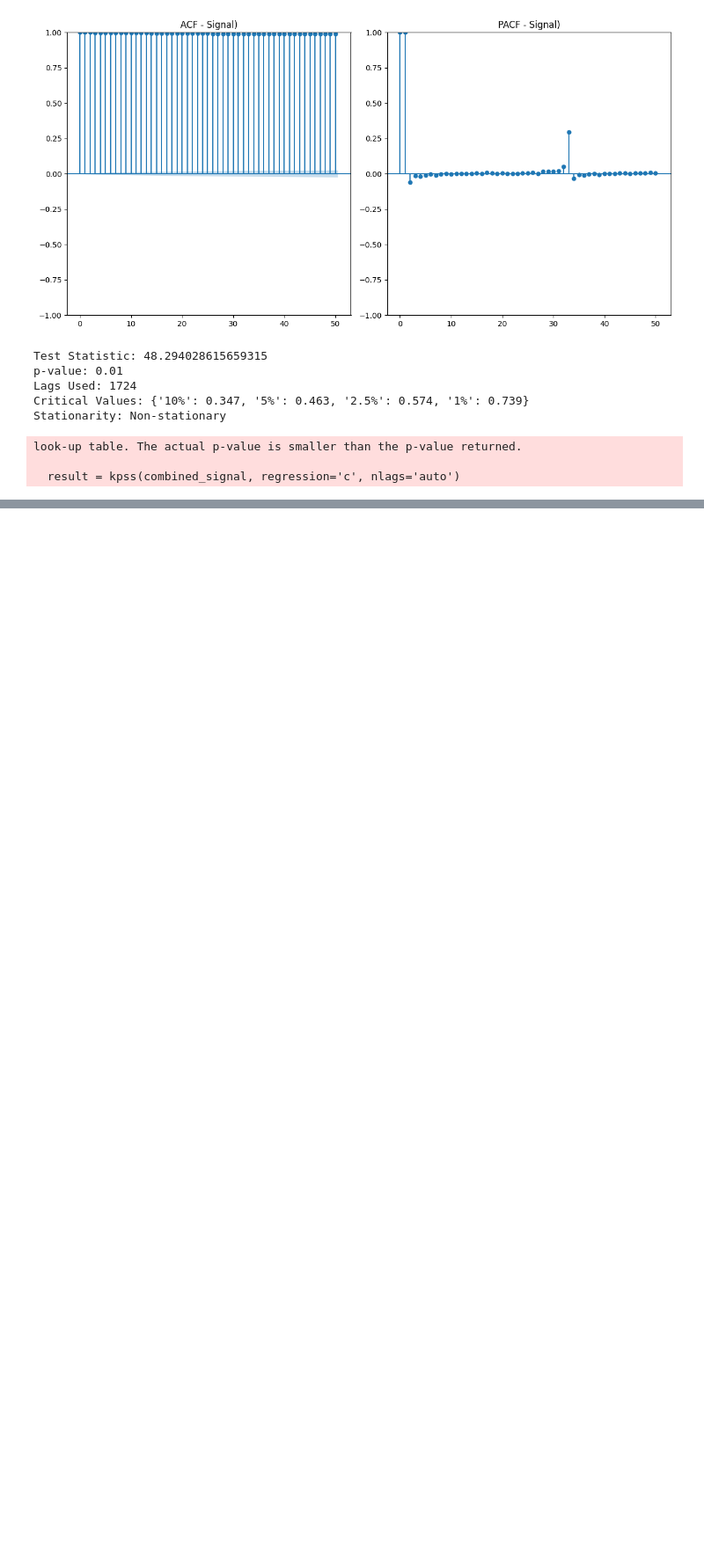
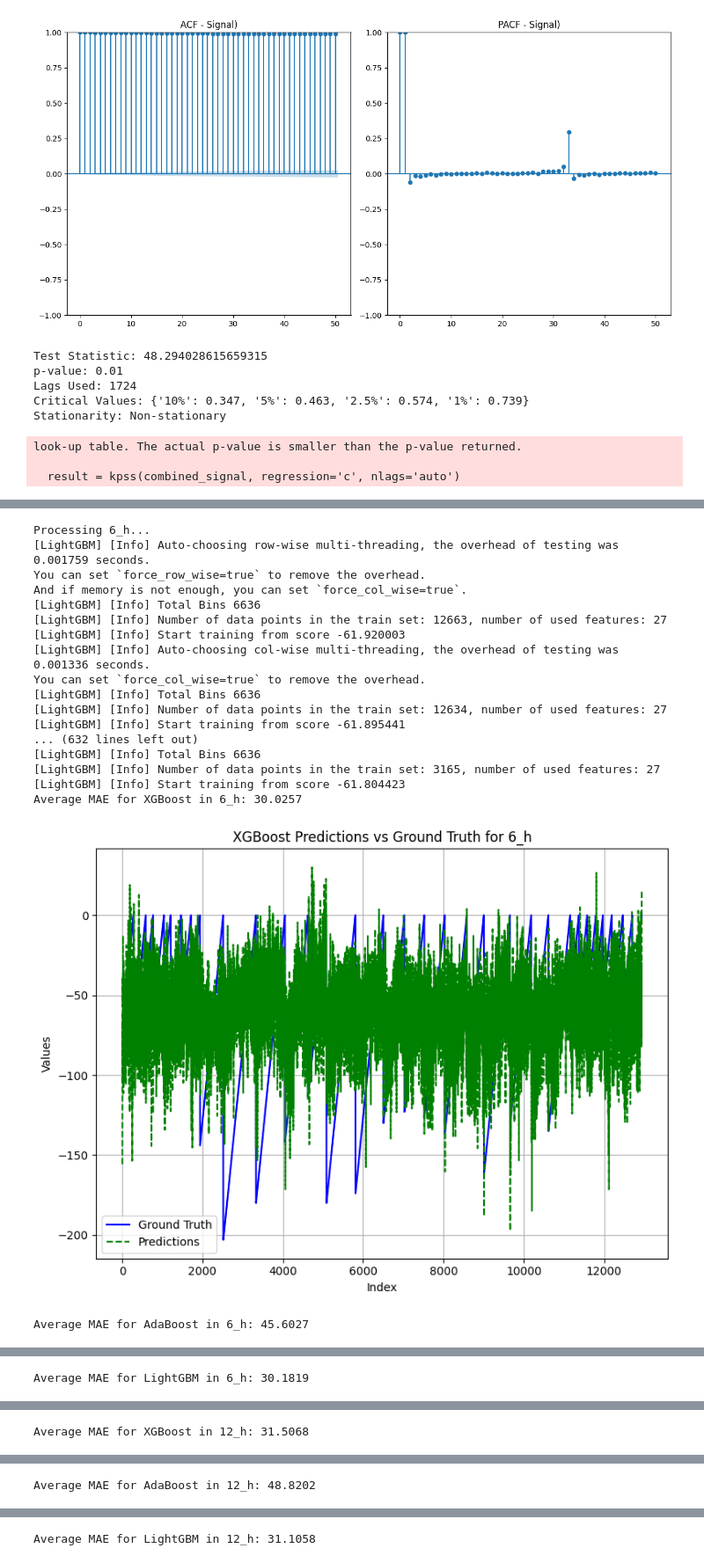
Before and after one commit to stebil87/Thesis, a Jupyter notebook: Analysis.ipynb, the cells around one changed output, grey strips where cells are left out. Shown at 88% size. Cells and saved outputs as stored; diff of their text form; code cells hidden in the pictures; blank space fills up the shorter version.

```diff
--- a/Analysis.ipynb
+++ b/Analysis.ipynb
@@ -198,10 +43,0 @@ Outliers detected and replaced in df32
-# %%
-#detrend wavelet
-detrended_dataframes_continuous = {}
-detrended_dataframes_linear = {}
-
-for name, df in cleaned_dataframes.items():
-    detrended_df_continuous = detrend_signal_wavelet_cont(df)
-    detrended_dataframes_continuous[name] = detrended_df_continuous
-    detrended_df_linear = detrend_signal_wavelet_linear(df)
-    detrended_dataframes_linear[name] = detrended_df_linear
@@ -447,0 +61,23 @@ Dictionary: augmented_features_cleaned
+# %%
+#windowing
+processed_dataframes_6 = window(filtered_dataframes, 6)
+processed_dataframes_12 = window(filtered_dataframes, 12)
+processed_dataframes_18 = window(filtered_dataframes, 18)
+processed_dataframes_24 = window(filtered_dataframes, 24)
+# %%
+#normalization
+normalized_dataframes_6 = normalize(processed_dataframes_6)
+normalized_dataframes_12 = normalize(processed_dataframes_12)
+normalized_dataframes_18 = normalize(processed_dataframes_18)
+normalized_dataframes_1_day = normalize(processed_dataframes_24)
+# %%
+#featgen
+extracted_features_6 = featgen(normalized_dataframes_6)
+extracted_features_12 = featgen(normalized_dataframes_12)
+extracted_features_18 = featgen(normalized_dataframes_18)
+extracted_features_1_day = featgen(normalized_dataframes_1_day)
+
+combined_features_6 = combined(extracted_features_6)
+combined_features_12 = combined(extracted_features_12)
+combined_features_18 = combined(extracted_features_18)
+combined_features_1_day = combined(extracted_features_1_day)
@@ -447,0 +90,30 @@ Dictionary: augmented_features_cleaned
+# %%
+#modelling, scal+norm
+dictionaries = {
+    '6_h': combined_features_6,
+    '12_h': combined_features_12,
+    '18_h': combined_features_18,
+    '1_d': combined_features_1_day
+}
+
+regression(dictionaries)
+# %% [output]
+Processing 6_h...
+[LightGBM] [Info] Auto-choosing row-wise multi-threading, the overhead of testing was 0.001759 seconds.
+You can set `force_row_wise=true` to remove the overhead.
+And if memory is not enough, you can set `force_col_wise=true`.
+[LightGBM] [Info] Total Bins 6636
+[LightGBM] [Info] Number of data points in the train set: 12663, number of used features: 27
+[LightGBM] [Info] Start training from score -61.920003
+[LightGBM] [Info] Auto-choosing col-wise multi-threading, the overhead of testing was 0.001336 seconds.
+You can set `force_col_wise=true` to remove the overhead.
+[LightGBM] [Info] Total Bins 6636
+[LightGBM] [Info] Number of data points in the train set: 12634, number of used features: 27
+[LightGBM] [Info] Start training from score -61.895441
+... (632 lines left out)
+[LightGBM] [Info] Total Bins 6636
+[LightGBM] [Info] Number of data points in the train set: 3165, number of used features: 27
+[LightGBM] [Info] Start training from score -61.804423
+Average MAE for XGBoost in 6_h: 30.0257
+[figure, added]
+Average MAE for AdaBoost in 6_h: 45.6027
@@ -447,0 +121 @@ Dictionary: augmented_features_cleaned
+Average MAE for LightGBM in 6_h: 30.1819
@@ -447,0 +123 @@ Dictionary: augmented_features_cleaned
+Average MAE for XGBoost in 12_h: 31.5068
@@ -447,0 +125 @@ Dictionary: augmented_features_cleaned
+Average MAE for AdaBoost in 12_h: 48.8202
@@ -447,0 +127 @@ Dictionary: augmented_features_cleaned
+Average MAE for LightGBM in 12_h: 31.1058
```
Also changed, not shown: parts of 26 cells of this notebook, 15 other files.
